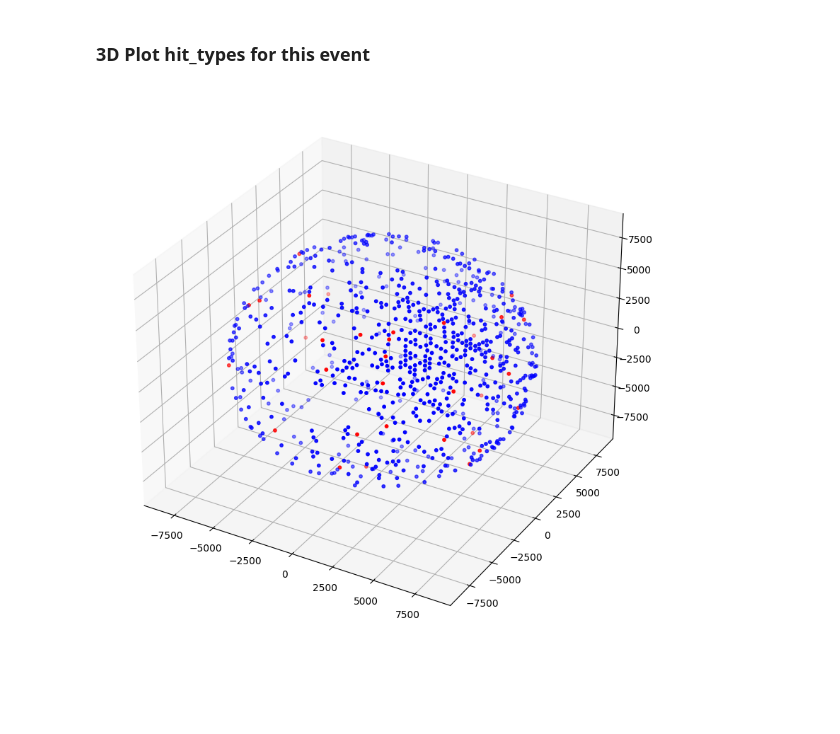
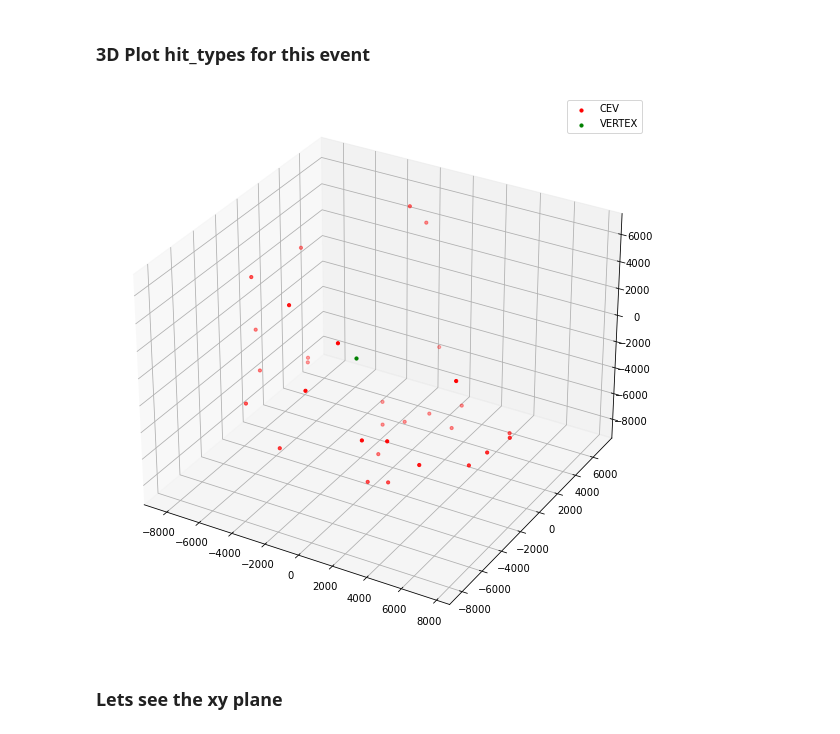
Before and after one commit to joankl/Solar-Neutrinos-Project, a Jupyter notebook: Study_of_hit_type.ipynb, the cells around one changed output. Drawn from its saved outputs; the diff is of its cells as text; code cells hidden in the pictures; blank space fills up the shorter version.

```diff
--- a/Study_of_hit_type.ipynb
+++ b/Study_of_hit_type.ipynb
@@ -43,9 +20,9 @@ Requirement already satisfied: zipp>=0.5 in /usr/local/lib/python3.10/dist-packa
 # %%
-file = uproot.open('/content/gdrive/MyDrive/Colab Notebooks/py_out1.root')
+file = uproot.open("/sno/py_out1.root")
 # %%
 #IDs = [1,2,50,31,23,11]
 #IDs = np.arange(0,51)
-df = Analysis_simulation(file, [11])
+df = Analysis_simulation(file, [11,50,20,30])
 df.head()
 # %% [output]
 |  | eventID | hitpmt ID | hit type | mc coordinates | mc radius | reconst radius | reconst error |
@@ -53,6 +33,6 @@ df.head()
 # %%
 #extarct one eventID info
-evt_id_11 = df.loc[df['eventID'] == 11]
-evt_id_11
+evt_id_50 = df.loc[df['eventID'] == 50]
+evt_id_50
 # %% [output]
 |  | eventID | hitpmt ID | hit type | mc coordinates | mc radius | reconst radius | reconst error |
@@ -60,7 +40,7 @@ evt_id_11
 # %%
-hit_type_ev = np.array(df['hit type'])[0]
-pmt_ID_ev = np.array(df['hitpmt ID'])[0]
-vertex_coord = np.array(df['mc coordinates'])[0]
+hit_type_ev = np.array(evt_id_50['hit type'])[0]
+pmt_ID_ev = np.array(evt_id_50['hitpmt ID'])[0]
+vertex_coord = np.array(evt_id_50['mc coordinates'])[0]
 # %%
 vertex_coord
 # %% [output]
@@ -121,20 +106,31 @@ plt.show()
 # %% [markdown]
 ### 3D Plot hit_types for this event
 # %%
+#cev
 x_hit_1 = array(hit_type_1_coord['x'])
 y_hit_1 = array(hit_type_1_coord['y'])
 z_hit_1 = array(hit_type_1_coord['z'])
 
+#scint
 x_hit_2 = array(hit_type_2_coord['x'])
 y_hit_2 = array(hit_type_2_coord['y'])
 z_hit_2 = array(hit_type_2_coord['z'])
+
+#event generation
+x_ev = vertex_coord[0]
+y_ev = vertex_coord[1]
+z_ev = vertex_coord[2]
 
 fig = plt.figure(figsize = (10,10))
 ax = fig.add_subplot(projection='3d')
 
 ax.scatter(x_hit_1, y_hit_1, z_hit_1, c = 'r', s = 10, label = 'CEV')
-ax.scatter(x_hit_2, y_hit_2, z_hit_2, c = 'b', s = 10, label = 'SCINT')
+#ax.scatter(x_hit_2, y_hit_2, z_hit_2, c = 'b', s = 10, label = 'SCINT')
+ax.scatter(x_ev, y_ev, z_ev, c = 'g', s = 10, label = 'VERTEX')
+plt.legend()
 
 plt.show()
 # %% [output]
-[figure, old version]
+[figure, new version]
+# %% [markdown]
+### Lets see the xy plane
```
Also changed, not shown: parts of 12 cells of this notebook.
